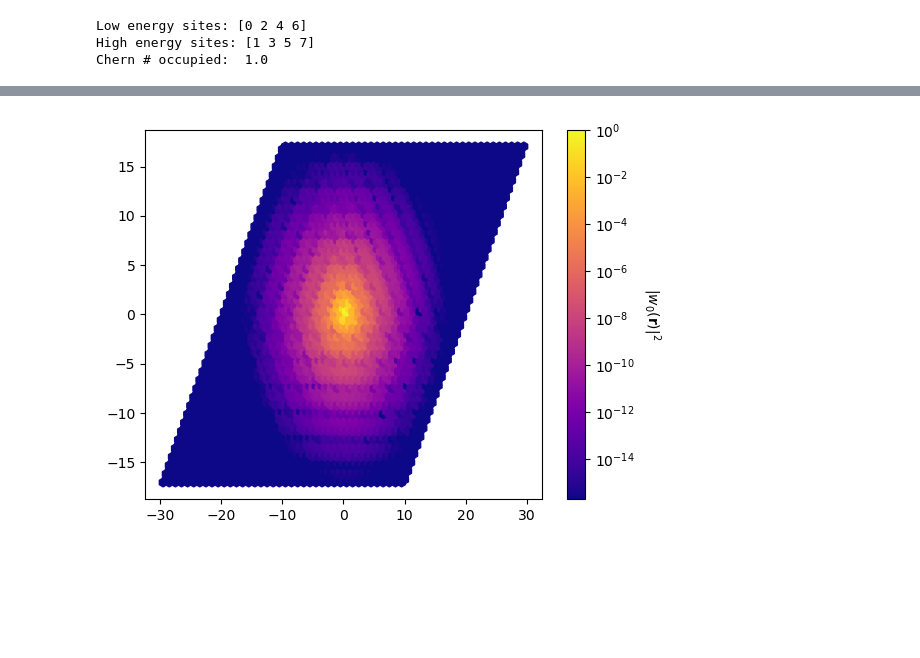
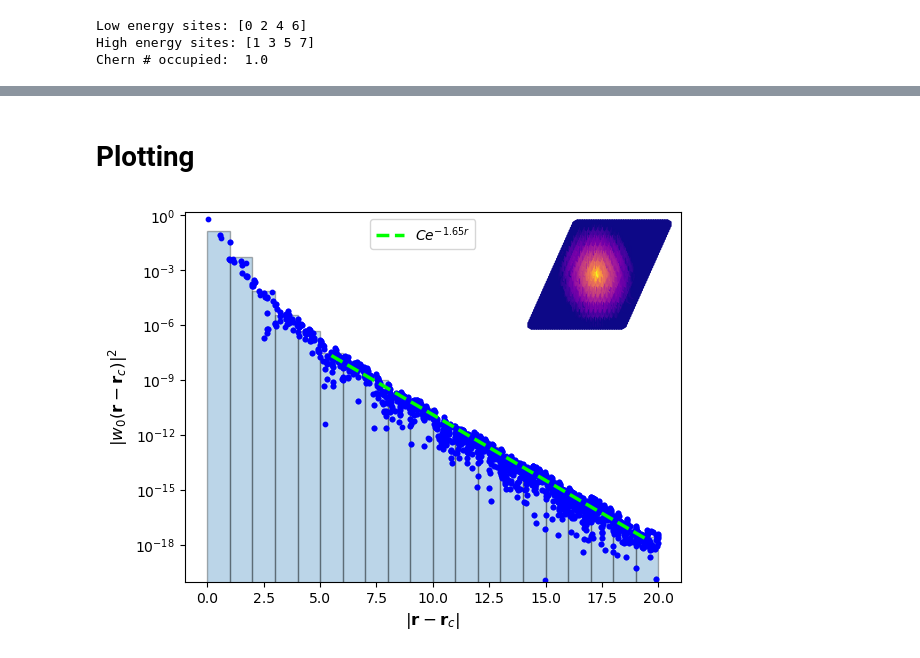
Before and after one commit to treycole/WanPy, a Jupyter notebook: top_obstruction/wan_fxns.ipynb, the cells around one changed output, grey strips where cells are left out. Drawn from its saved outputs; the diff is of its cells as text; code cells hidden in the pictures; blank space fills up the shorter version.

```diff
--- a/top_obstruction/wan_fxns.ipynb
+++ b/top_obstruction/wan_fxns.ipynb
@@ -235,15 +266,14 @@ WF = np.load(f"{file_name}.npy", allow_pickle=True).item()
-# %%
-idx = 0
-title = (
-  "Haldane model \n"
-  fr"$C = {chern: .1f}$, $\Delta = {delta}$, $t= {t: .2f}, t_2 = {t2: .2f}$"
-  )
-
-fig, ax = WF.plot_density(
-    idx, show_lattice=False, lat_size=2, cbar=True, return_fig=True, interpolate=False
-    )
-
-# ax.set_xlim(-12, 12)
-# ax.set_ylim(-12, 12)
-# %% [output]
-[figure, removed]
+# %% [markdown]
+# Plotting
+# %%
+idx = 0
+fig, ax = WF.plot_decay(idx, fit_rng=[5, 20], return_fig=True)
+ax.legend(bbox_to_anchor=(0.6, 1.0))
+inset_ax = inset_axes(ax, width="30%", height="30%", loc='upper right')  # You can adjust size and location
+fig, inset_ax = WF.plot_density(idx, show_lattice=False, lat_size=2, cbar=False, fig=fig, ax=inset_ax, return_fig=True)
+inset_ax.set_xticks([])
+inset_ax.set_yticks([])
+inset_ax.axis('off')
+plt.savefig(f'images/decay_and_dens_{save_sfx}.png', dpi=700)
+# %% [output]
+[figure, added]
```
Also changed, not shown: parts of 22 cells of this notebook, 25 other files.
